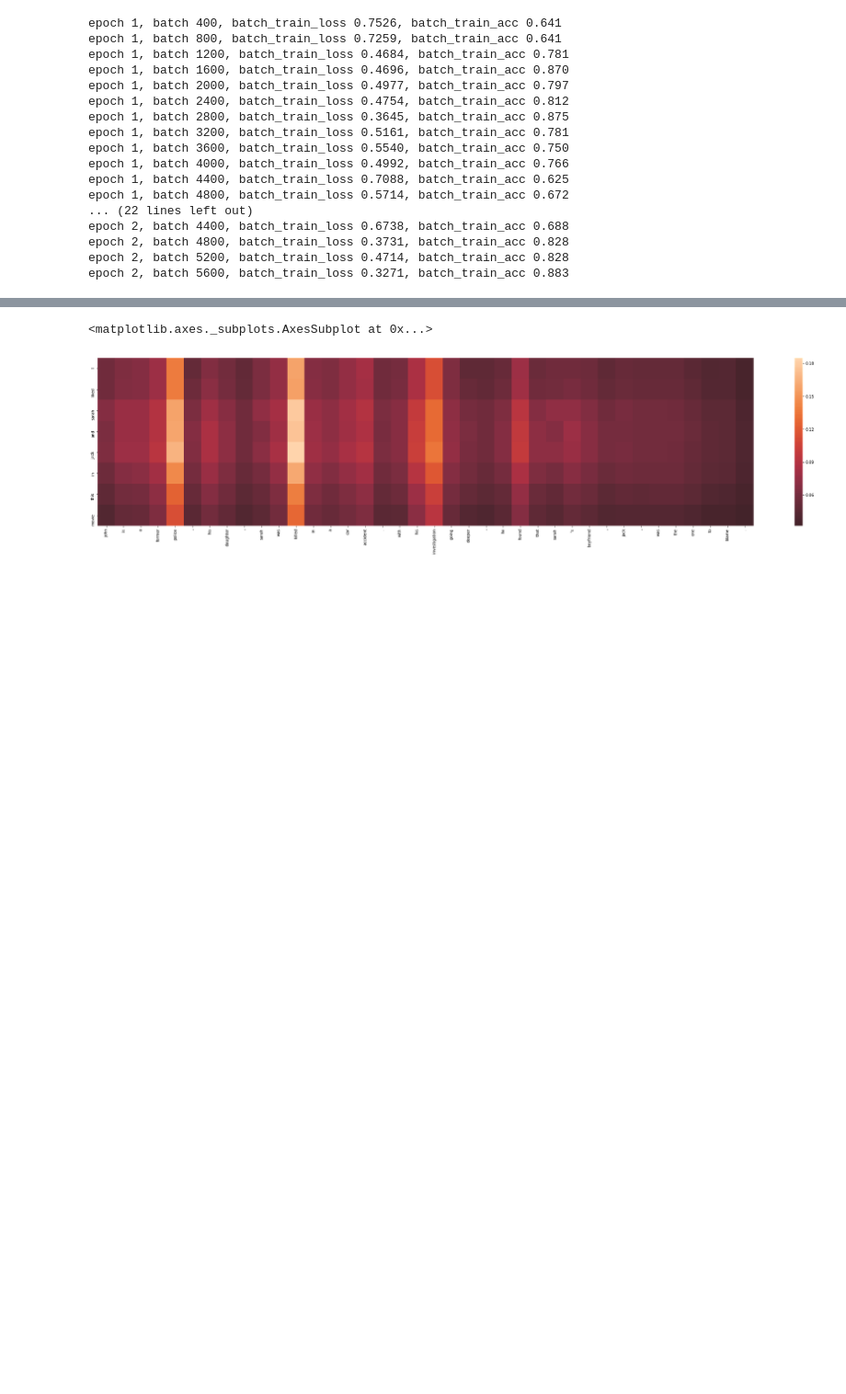
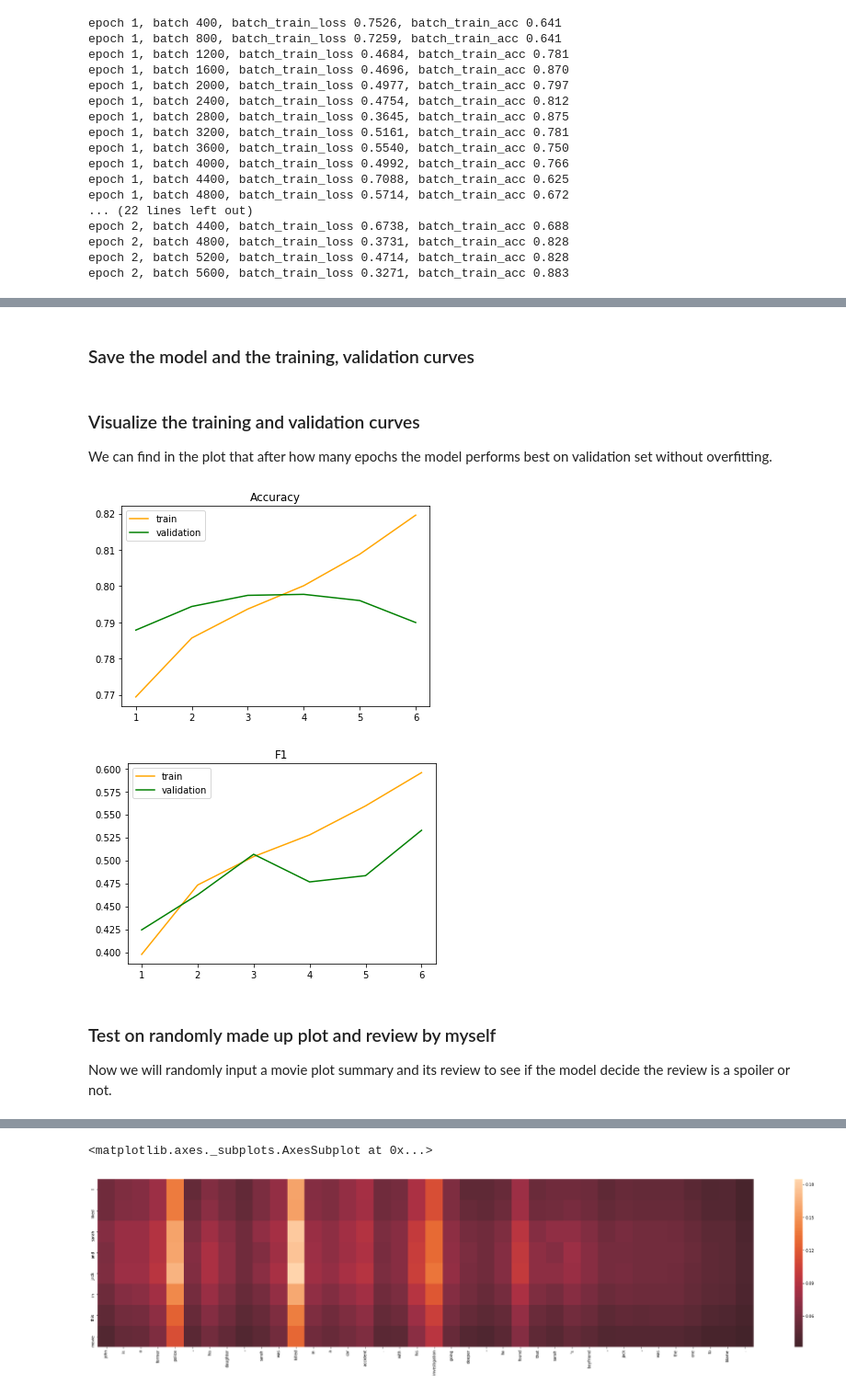
Before and after one commit to zhiming-xu/spoiler-detector, a Jupyter notebook: esim.ipynb, the cells around one changed output, grey strips where cells are left out. Shown at 92% size. Saved outputs shown, nothing was run; the diff lists cells and outputs as text; code cells hidden in the pictures; blank space fills up the shorter version.

Commit message:
add learning curve and soft alignment visualizations

```diff
--- a/esim.ipynb
+++ b/esim.ipynb
@@ -472,3 +465,5 @@ Now we will randomly input a movie plot summary and its review to see if the mod
+# %% [markdown]
+### Save the model and the training, validation curves
 # %%
 model.save_parameters('model/esim-{:.4}.params'.format(str(valid_curve[-1][0])))
 with open('acc_record', 'w') as f:
@@ -479,3 +472,33 @@ with open('acc_record', 'w') as f:
+# %% [markdown]
+### Visualize the training and validation curves
+We can find in the plot that after how many epochs the model performs best on validation set without overfitting.
+# %%
+from ast import literal_eval
+with open('acc_record', 'r') as f:
+    train_curve, valid_curve = [ literal_eval(line) for line in f]
+# %%
+train_acc = [ acc for acc, _ in train_curve ]
+train_f1 = [ f1 for _, f1 in train_curve ]
+valid_acc = [ acc for acc, _ in valid_curve ]
+valid_f1 = [ f1 for _, f1 in valid_curve ]
+epochs = [ i for i in range(1, len(valid_curve)+1) ]
+import matplotlib.pyplot as plt
+plt.title('Accuracy')
+plt.plot(epochs, train_acc, label='train', color='orange')
+plt.plot(epochs, valid_acc, label='validation', color='green')
+plt.legend(loc='upper left')
+plt.show()
+plt.title('F1')
+plt.plot(epochs, train_f1, label='train', color='orange')
+plt.plot(epochs, valid_f1, label='validation', color='green')
+plt.legend(loc='upper left')
+plt.show()
+# %% [output]
+[figure, added]
+[figure, added]
+# %% [markdown]
+### Test on randomly made up plot and review by myself
+Now we will randomly input a movie plot summary and its review to see if the model decide the review is a spoiler or not.
 # %%
 right = 'john is a former police, his daughter, sarah was killed in a car accident. with his investigation going deeper, he found that sarah\'s boyfriend, jack, was the one to blame.'
 left = 'I liked sarah and jack in this movie'
```
Also changed, not shown: parts of 13 cells of this notebook.
